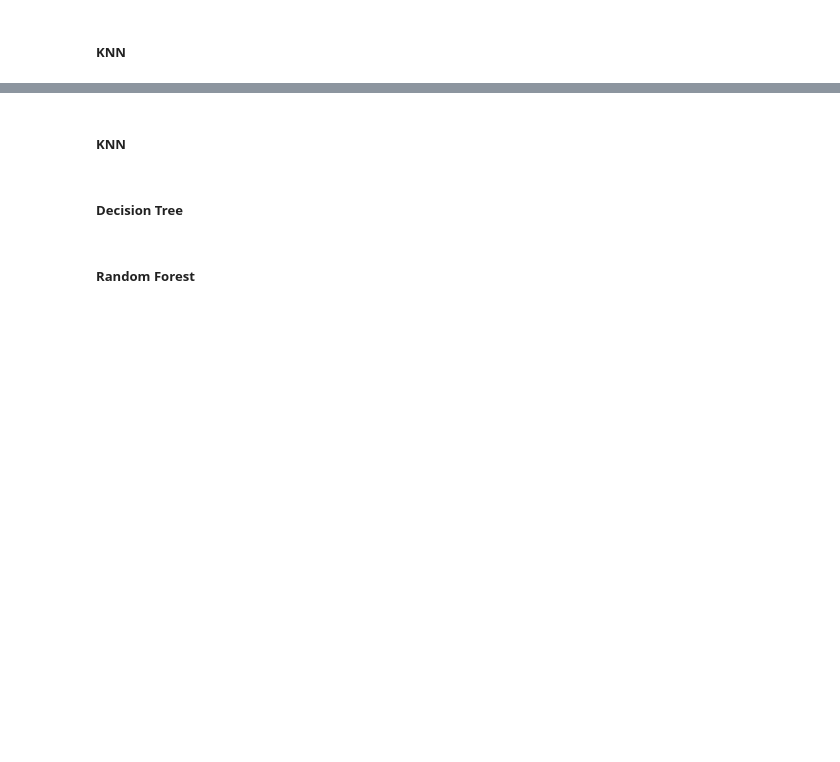
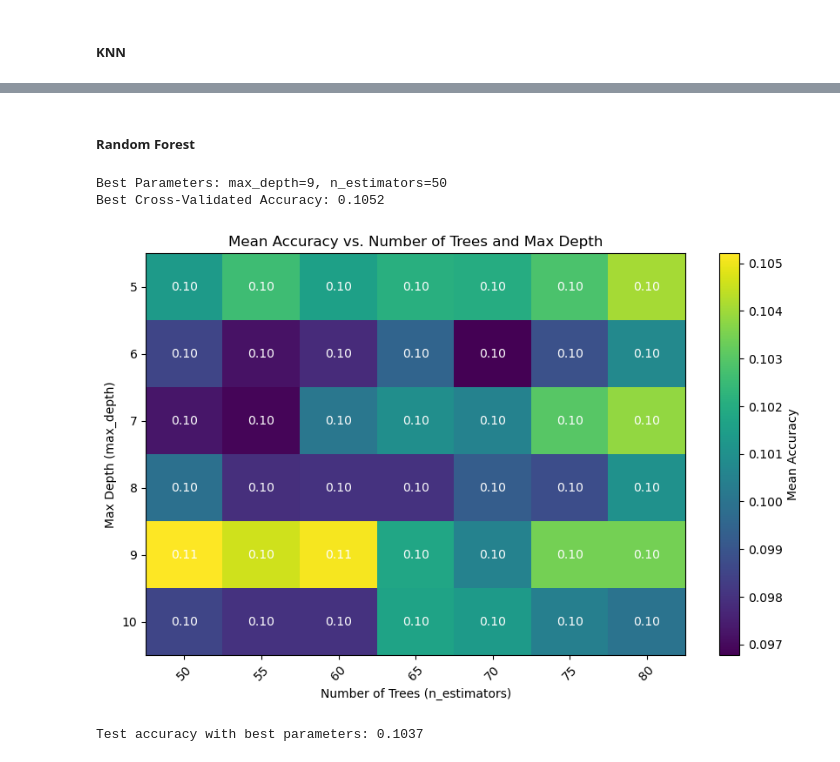
Before and after one commit to 100495761/MSE446, a Jupyter notebook: main.ipynb, the cells around one changed output, grey strips where cells are left out. Saved outputs shown, nothing was run; the diff lists cells and outputs as text; code cells hidden in the pictures; blank space fills up the shorter version.

```diff
--- a/main.ipynb
+++ b/main.ipynb
@@ -524,2 +512,0 @@ X_selected = X[selected_features]
-# %% [markdown]
-##### KNN
@@ -588,2 +512,0 @@ print(f"Test accuracy with Weighted KNN and k={best_k}: {weighted_test_accuracy:
-# %% [markdown]
-##### Decision Tree
@@ -648,2 +513,70 @@ plt.show()
 # %% [markdown]
 ##### Random Forest
+# %%
+import numpy as np
+import matplotlib.pyplot as plt
+from sklearn.ensemble import RandomForestClassifier
+from sklearn.model_selection import KFold, cross_val_score
+from sklearn.metrics import accuracy_score
+# Define the range of values for max_depth and n_estimators
+max_depth_values = [5,6,7,8,9,10]
+n_estimators_values = [50,55,60,65,70,75,80]
+
+# List to store results and an array to store mean accuracies for visualization
+results = []
+mean_accuracies = np.zeros((len(max_depth_values), len(n_estimators_values)))
+skf = KFold(n_splits=5, shuffle=True, random_state=42)
+
+# Perform grid search using cross-validation
+for i, max_depth in enumerate(max_depth_values):
+    for j, n_estimators in enumerate(n_estimators_values):
+        # Initialize a RandomForest classifier with given max_depth and n_estimators
+        rf_clf = RandomForestClassifier(max_depth=max_depth, n_estimators=n_estimators, random_state=42)
+
+        # Perform 5-fold cross-validation and compute mean accuracy
+        cv_scores = cross_val_score(rf_clf, X_train, y_train, cv=skf, scoring='accuracy')
+        mean_accuracy = np.mean(cv_scores)
+
+        # Store the mean accuracy in the array for visualization
+        mean_accuracies[i, j] = mean_accuracy
+
+        # Append the result to the list
+        results.append({
+            'max_depth': max_depth,
+            'n_estimators': n_estimators,
+            'mean_accuracy': mean_accuracy
+        })
+
+# Find the best combination of hyperparameters based on highest accuracy
+best_result = max(results, key=lambda x: x['mean_accuracy'])
+print(f"Best Parameters: max_depth={best_result['max_depth']}, n_estimators={best_result['n_estimators']}")
+print(f"Best Cross-Validated Accuracy: {best_result['mean_accuracy']:.4f}")
+
+plt.figure(figsize=(10, 6))
+cax = plt.imshow(mean_accuracies, interpolation='nearest', cmap='viridis', aspect='auto')
+plt.colorbar(cax, label='Mean Accuracy')
+plt.xticks(np.arange(len(n_estimators_values)), n_estimators_values, rotation=45)
+plt.yticks(np.arange(len(max_depth_values)), max_depth_values)
+plt.xlabel('Number of Trees (n_estimators)')
+plt.ylabel('Max Depth (max_depth)')
+plt.title('Mean Accuracy vs. Number of Trees and Max Depth')
+
+for i in range(len(max_depth_values)):
+    for j in range(len(n_estimators_values)):
+        plt.text(j, i, f'{mean_accuracies[i, j]:.2f}', ha='center', va='center', color='white', fontsize=10)
+
+plt.grid(False)
+plt.show()
+
+# Train the best RandomForest model with optimal parameters
+best_rf_clf = RandomForestClassifier(max_depth=best_result['max_depth'], n_estimators=best_result['n_estimators'], random_state=42)
+best_rf_clf.fit(X_train, y_train)
+
+# Evaluate the model on the test set
+test_accuracy = accuracy_score(y_test, best_rf_clf.predict(X_test))
+print(f"Test accuracy with best parameters: {test_accuracy:.4f}")
+# %% [output]
+Best Parameters: max_depth=9, n_estimators=50
+Best Cross-Validated Accuracy: 0.1052
+[figure, added]
+Test accuracy with best parameters: 0.1037
```
Also changed, not shown: parts of 14 cells of this notebook.
